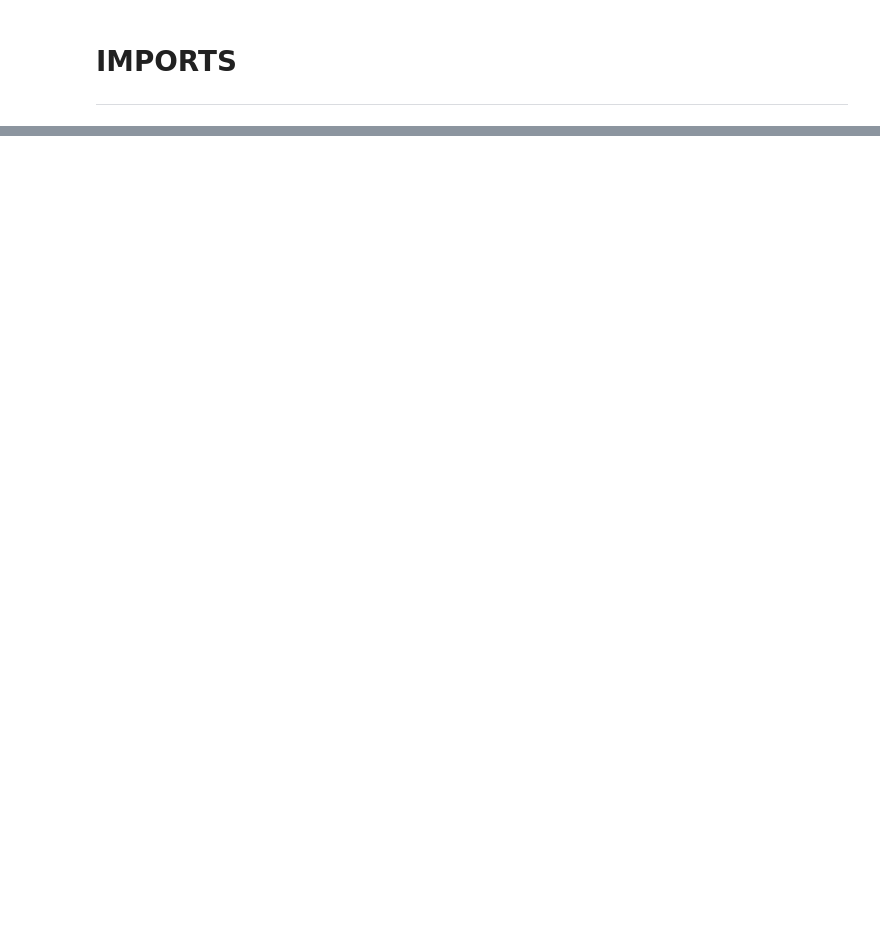
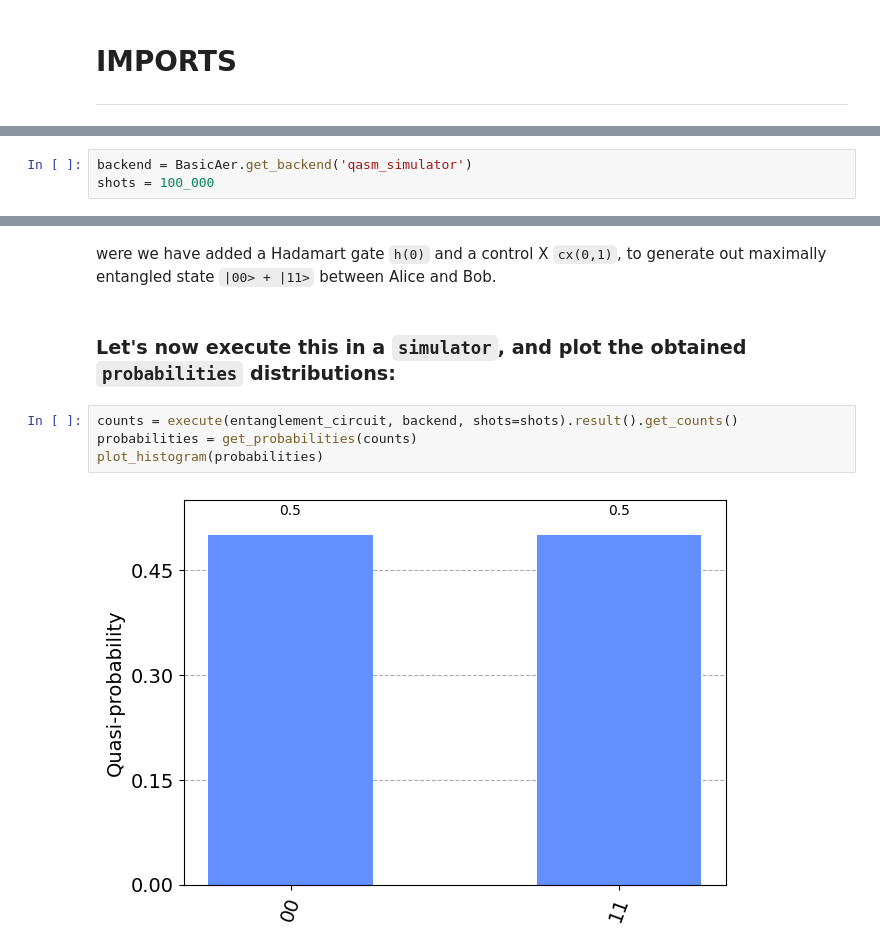
Before and after one commit to GuillermoAbadLopez/Quantum-Teleportation, a Jupyter notebook: src/main.ipynb, the cells around one changed output, grey strips where cells are left out. Cells and saved outputs as stored; diff of their text form; blank space fills up the shorter version.

```diff
--- a/src/main.ipynb
+++ b/src/main.ipynb
@@ -83,0 +17,3 @@ plot_histogram(counts)
+# %%
+backend = BasicAer.get_backend('qasm_simulator')
+shots = 100_000
@@ -83,0 +45,10 @@ plot_histogram(counts)
+# %% [markdown]
+were we have added a Hadamart gate ``h(0)`` and a control X ``cx(0,1)``, to generate out maximally entangled state ``|00> + |11>``  between Alice and Bob.
+# %% [markdown]
+### Let's now execute this in a `simulator`, and plot the obtained `probabilities` distributions:
+# %%
+counts = execute(entanglement_circuit, backend, shots=shots).result().get_counts()
+probabilities = get_probabilities(counts)
+plot_histogram(probabilities)
+# %% [output]
+[figure, added]
```
Also changed, not shown: parts of 54 cells of this notebook, 4 other files.
